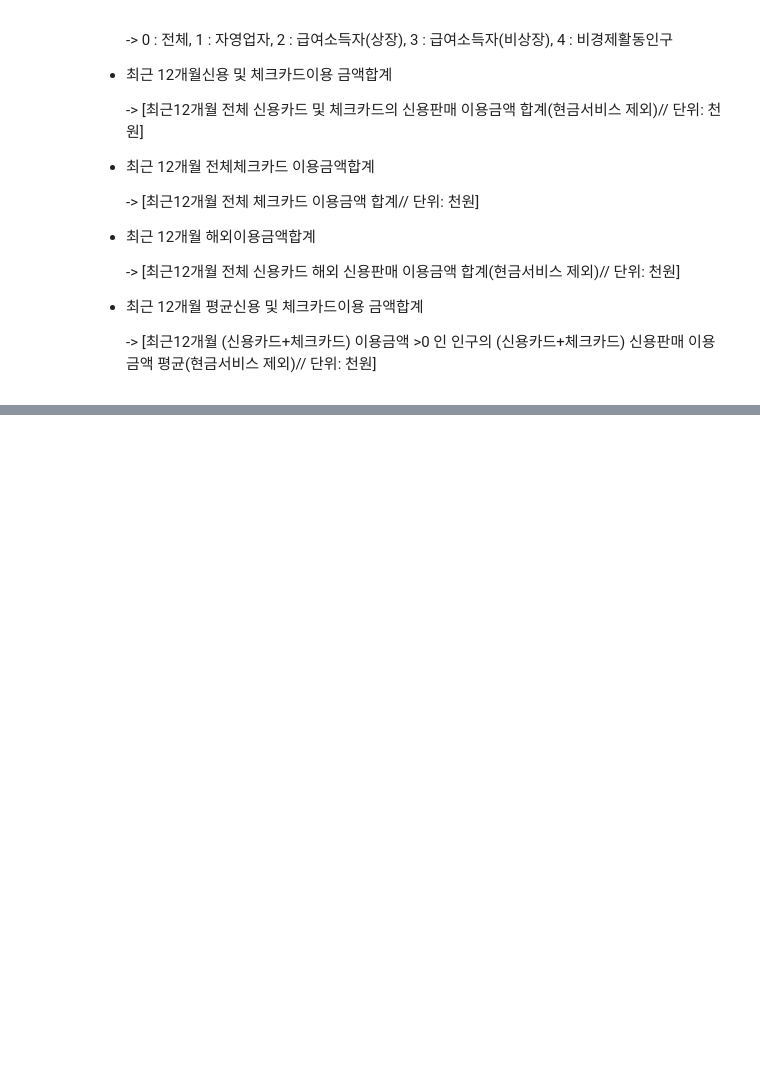
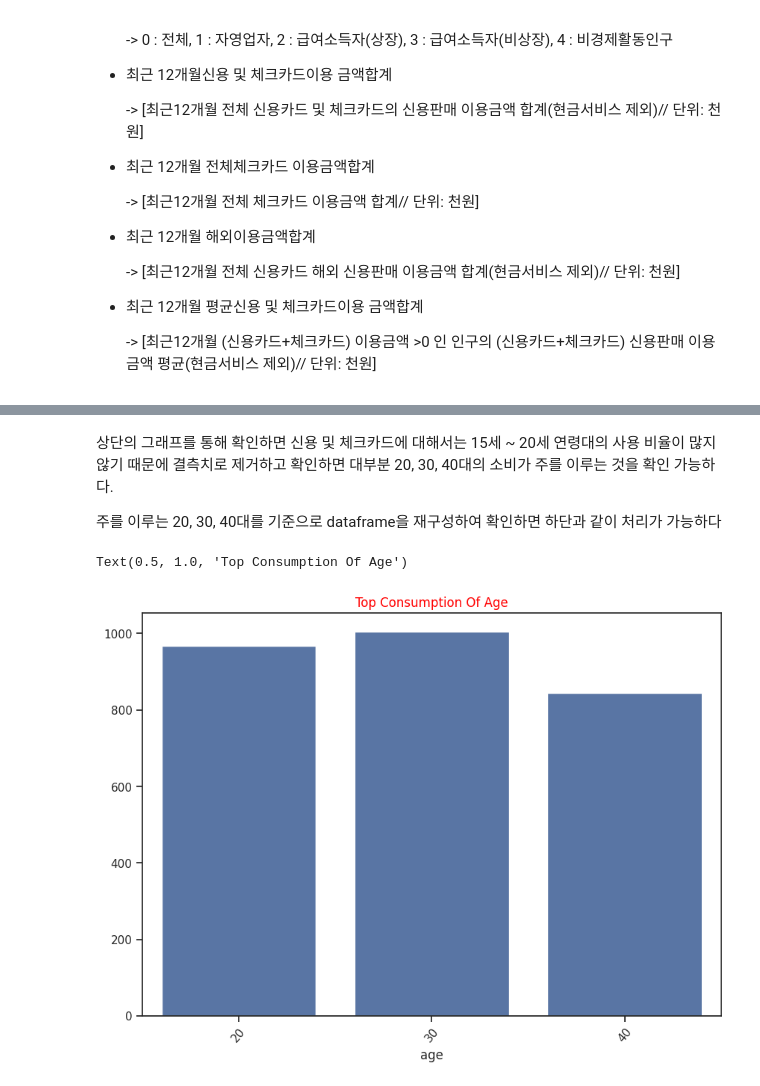
Before and after one commit to Konkuk-Univ-Glocal-Campus/ml202401-midterm-LeeEulHo, a Jupyter notebook: clustering_202121859.ipynb, the cells around one changed output, grey strips where cells are left out. Cells and saved outputs as stored; diff of their text form; code cells hidden in the pictures; blank space fills up the shorter version.

```diff
--- a/clustering_202121859.ipynb
+++ b/clustering_202121859.ipynb
@@ -170,0 +254,14 @@ Text(0.5, 1.0, 'Top Consumption Of Age')
+# %% [markdown]
+상단의 그래프를 통해 확인하면 신용 및 체크카드에 대해서는 15세 ~ 20세 연령대의 사용 비율이 많지 않기 때문에 결측치로 제거하고 확인하면 대부분 20, 30, 40대의 소비가 주를 이루는 것을 확인 가능하다.
+
+주를 이루는 20, 30, 40대를 기준으로 dataframe을 재구성하여 확인하면 하단과 같이 처리가 가능하다
+# %%
+df = df[(df["age"] >= 20) & (df["age"] <= 40)] #20 ~ 40대만 선택하여 상단과 같은 막대 plot 그림
+top = df['age'].value_counts()
+plt.figure(figsize=(10,7))
+sns.barplot(x=top[:20].index, y=top[:20].values)
+plt.xticks(rotation=50)
+plt.title('Top Consumption Of Age', color='red')
+# %% [output]
+Text(0.5, 1.0, 'Top Consumption Of Age')
+[figure, added]
```
Also changed, not shown: parts of 36 cells of this notebook.
